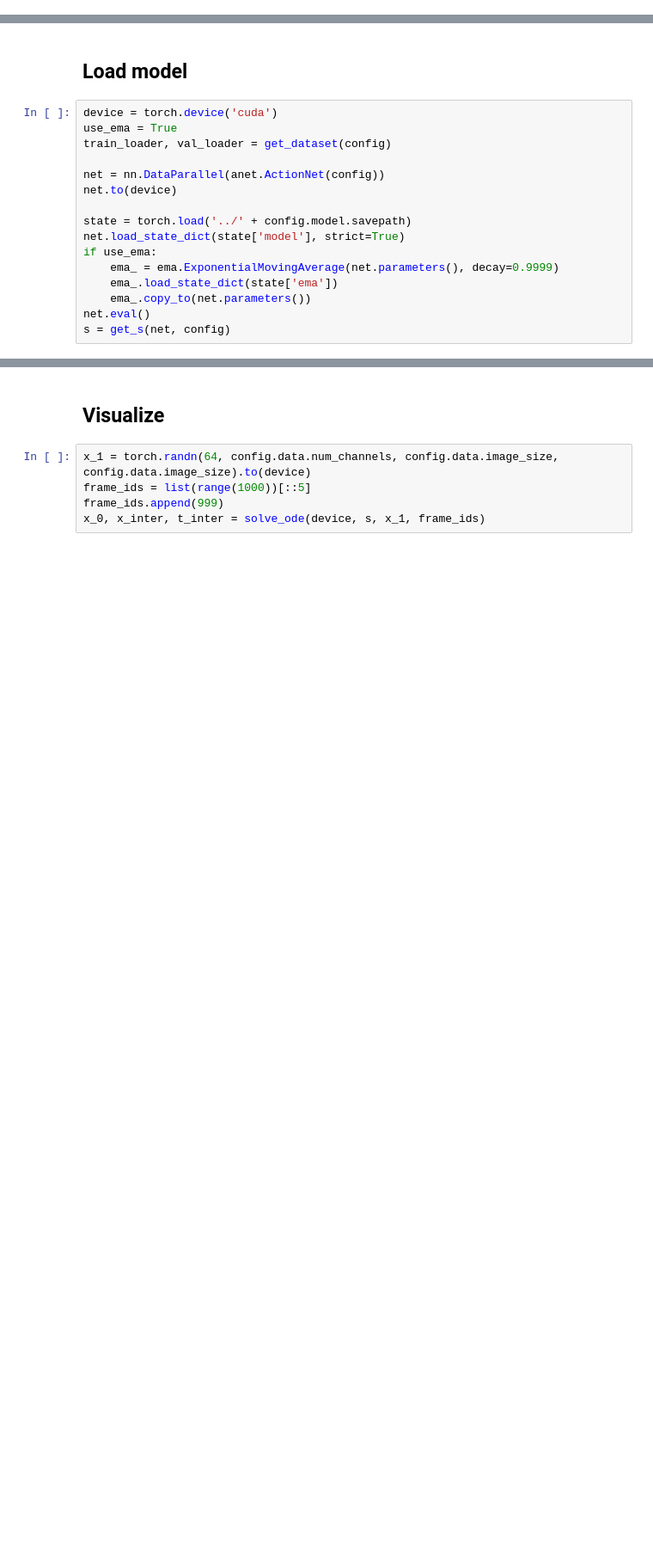
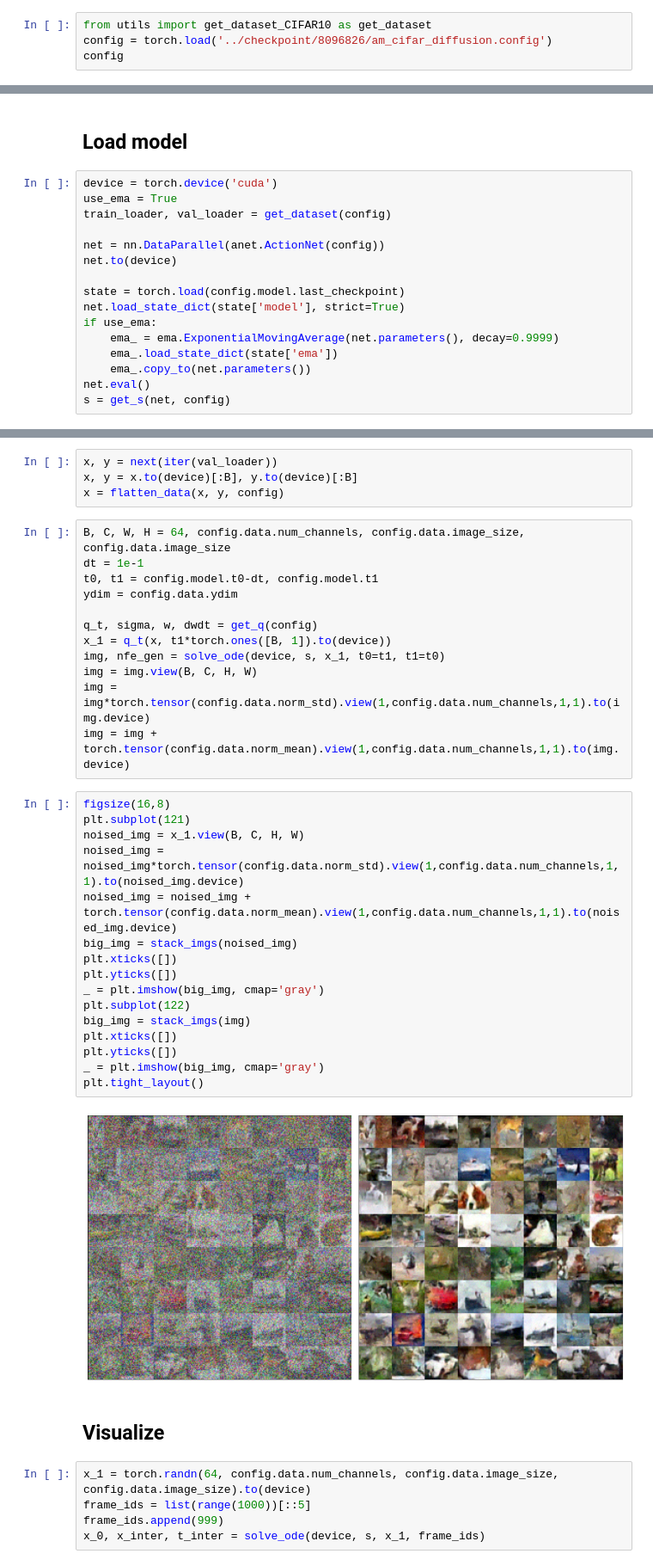
Before and after one commit to necludov/action-matching-pytorch, a Jupyter notebook: notebooks/evaluate.ipynb, the cells around one changed output, grey strips where cells are left out. Shown at 86% size. Saved outputs shown, nothing was run; the diff lists cells and outputs as text; blank space fills up the shorter version.

```diff
--- a/notebooks/evaluate.ipynb
+++ b/notebooks/evaluate.ipynb
@@ -39,0 +44,4 @@ config.model.nf = 32
+# %%
+from utils import get_dataset_CIFAR10 as get_dataset
+config = torch.load('../checkpoint/8096826/am_cifar_diffusion.config')
+config
@@ -47,7 +73,7 @@ train_loader, val_loader = get_dataset(config)
 net = nn.DataParallel(anet.ActionNet(config))
 net.to(device)
 
-state = torch.load('../' + config.model.savepath)
+state = torch.load(config.model.last_checkpoint)
 net.load_state_dict(state['model'], strict=True)
 if use_ema:
     ema_ = ema.ExponentialMovingAverage(net.parameters(), decay=0.9999)
@@ -148,3 +87,37 @@ tensor(1.6746, device='cuda:0')
+# %%
+x, y = next(iter(val_loader))
+x, y = x.to(device)[:B], y.to(device)[:B]
+x = flatten_data(x, y, config)
+# %%
+B, C, W, H = 64, config.data.num_channels, config.data.image_size, config.data.image_size
+dt = 1e-1
+t0, t1 = config.model.t0-dt, config.model.t1
+ydim = config.data.ydim
+
+q_t, sigma, w, dwdt = get_q(config)
+x_1 = q_t(x, t1*torch.ones([B, 1]).to(device))
+img, nfe_gen = solve_ode(device, s, x_1, t0=t1, t1=t0)
+img = img.view(B, C, H, W)
+img = img*torch.tensor(config.data.norm_std).view(1,config.data.num_channels,1,1).to(img.device)
+img = img + torch.tensor(config.data.norm_mean).view(1,config.data.num_channels,1,1).to(img.device)
+# %%
+figsize(16,8)
+plt.subplot(121)
+noised_img = x_1.view(B, C, H, W)
+noised_img = noised_img*torch.tensor(config.data.norm_std).view(1,config.data.num_channels,1,1).to(noised_img.device)
+noised_img = noised_img + torch.tensor(config.data.norm_mean).view(1,config.data.num_channels,1,1).to(noised_img.device)
+big_img = stack_imgs(noised_img)
+plt.xticks([])
+plt.yticks([])
+_ = plt.imshow(big_img, cmap='gray')
+plt.subplot(122)
+big_img = stack_imgs(img)
+plt.xticks([])
+plt.yticks([])
+_ = plt.imshow(big_img, cmap='gray')
+plt.tight_layout()
+# %% [output]
+[figure, added]
 # %% [markdown]
 ## Visualize
 # %%
```
Also changed, not shown: parts of 24 cells of this notebook, 6 other files.
